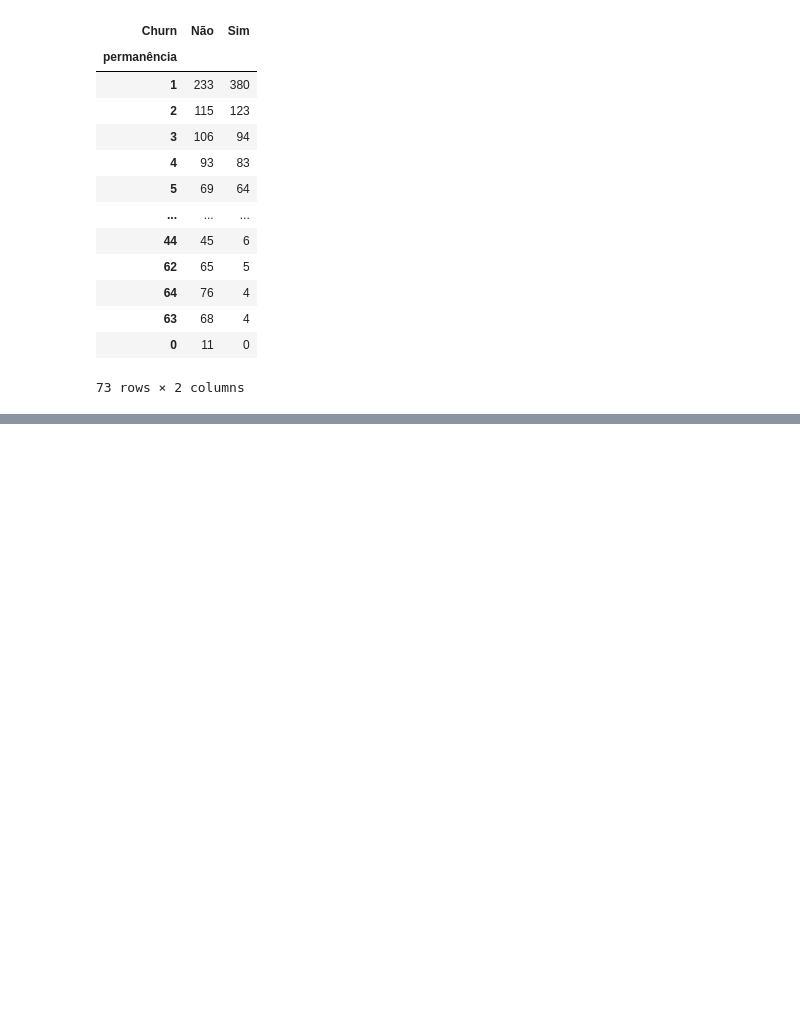
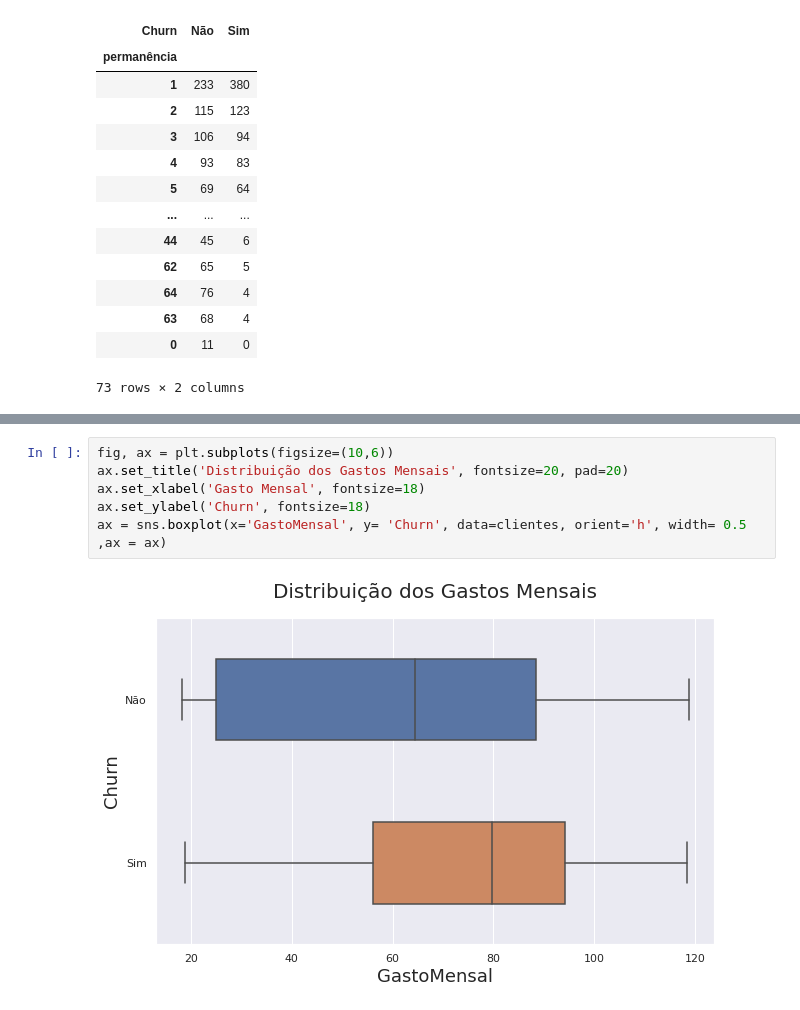
Before and after one commit to devayache/AluraVoz, a Jupyter notebook: AluraVoz.ipynb, the cells around one changed output, grey strips where cells are left out. Drawn from its saved outputs; the diff is of its cells as text; blank space fills up the shorter version.

```diff
--- a/AluraVoz.ipynb
+++ b/AluraVoz.ipynb
@@ -788,0 +830,8 @@ Aparentemente os clientes que mais tem a tendência de deixar a empresa são cli
+# %%
+fig, ax = plt.subplots(figsize=(10,6))
+ax.set_title('Distribuição dos Gastos Mensais', fontsize=20, pad=20)
+ax.set_xlabel('Gasto Mensal', fontsize=18)
+ax.set_ylabel('Churn', fontsize=18)
+ax = sns.boxplot(x='GastoMensal', y= 'Churn', data=clientes, orient='h', width= 0.5 ,ax = ax)
+# %% [output]
+[figure, added]
```
Also changed, not shown: parts of 19 cells of this notebook.
